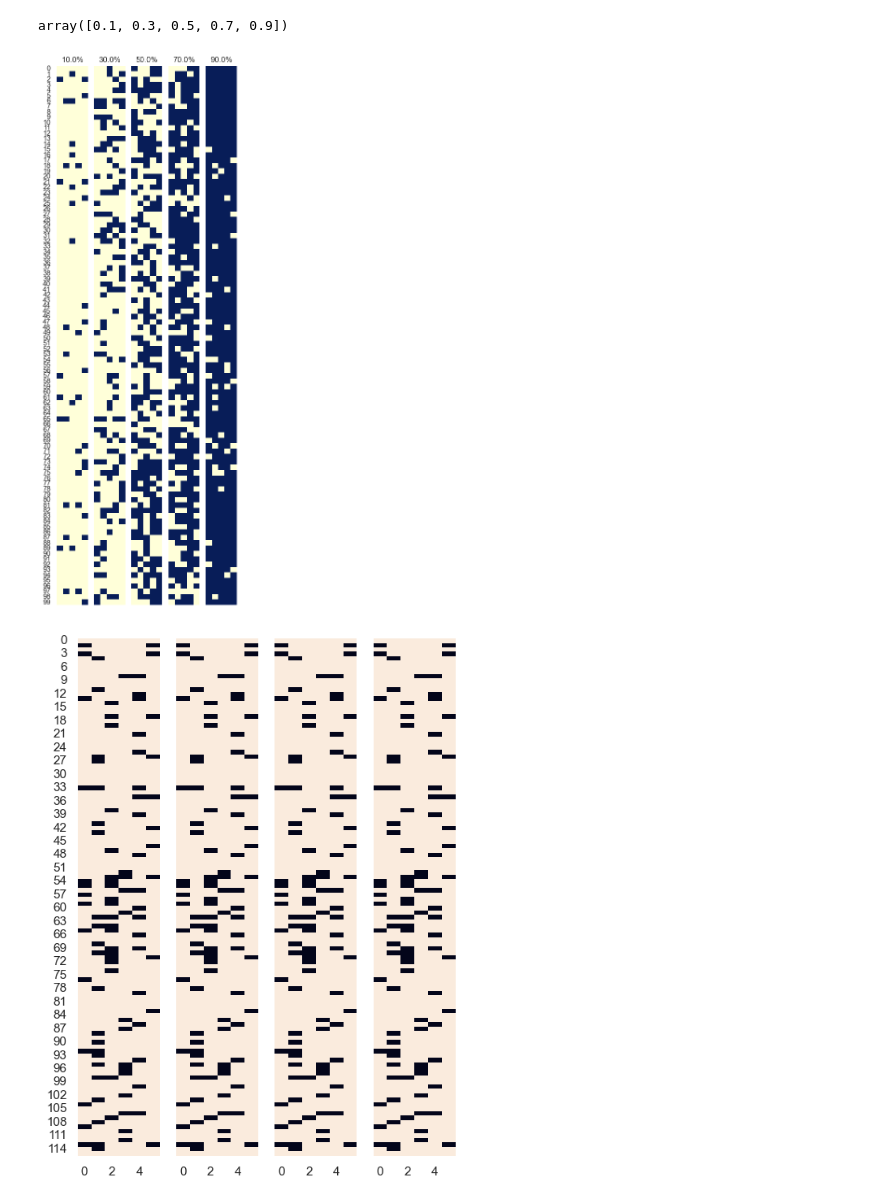
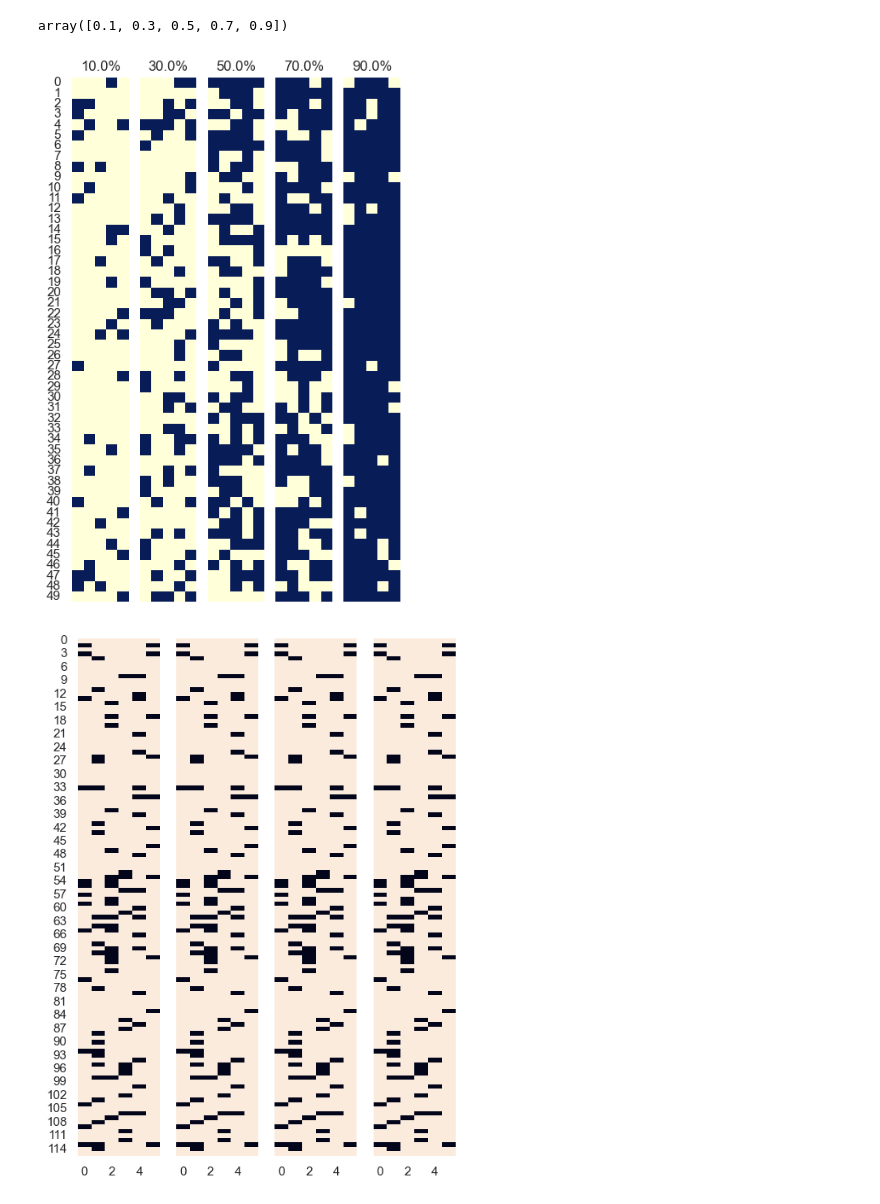
Before and after one commit to henrytsui000/Stock-Price-Prediction, a Jupyter notebook: visulize/stock_new.ipynb, the cells around one changed output. Saved outputs shown, nothing was run; the diff lists cells and outputs as text; code cells hidden in the pictures.

```diff
--- a/visulize/stock_new.ipynb
+++ b/visulize/stock_new.ipynb
@@ -196,19 +196,19 @@ array([0.1, 0.3, 0.5, 0.7, 0.9])
 # %%
 %matplotlib inline
 import numpy as np
 import seaborn as sns
 import pandas as pd
 import matplotlib.pyplot as plt
 price = pd.read_csv("../data/Stock/stock.csv", index_col=0)
-sns.set(rc={'figure.figsize':(6,15)})
+sns.set(rc={'figure.figsize':(6,8)})
 for idx,  mask_percent in enumerate(np.linspace(0.1, 0.9, 5)):
     plt.subplot(161+idx)
     plt.title(f"{mask_percent.round(2)*100}%")
-    MASK = np.random.choice([True, False], size=(100, 5), p=[mask_percent, 1-mask_percent])
+    MASK = np.random.choice([True, False], size=(50, 5), p=[mask_percent, 1-mask_percent])
     ax = sns.heatmap(MASK,cbar=False, yticklabels=(True if idx == 0 else False), xticklabels=False, cmap="YlGnBu")
 plt.show()
 # %% [output]
-[figure, old version]
+[figure, new version]
 # %%
 plt.subplot(141)
 sns.heatmap(~MASK,cbar=False)
```
Also changed, not shown: 3 other files.
